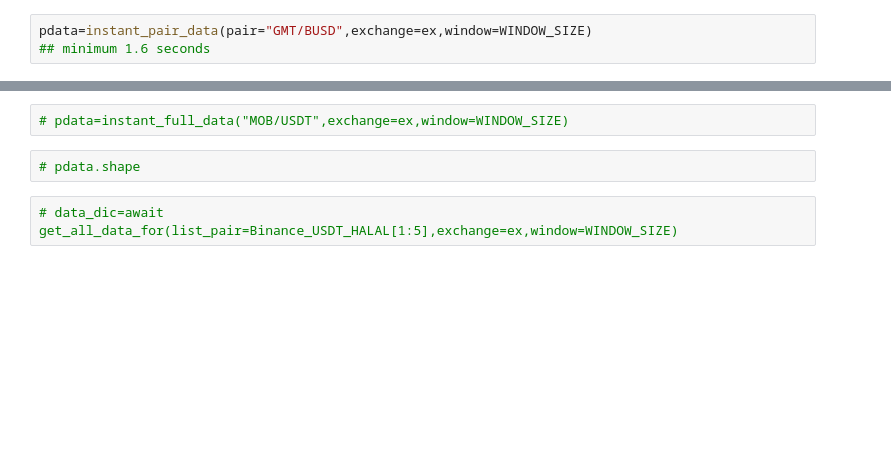
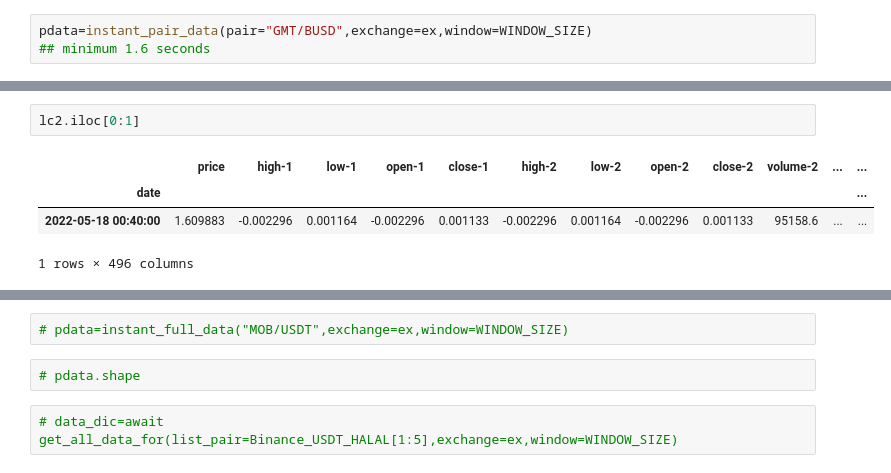
Before and after one commit to AyoubJadouli/Crypto_backtest_tools, a Jupyter notebook: ++UsingAIModel.ipynb, the cells around one changed output, grey strips where cells are left out. Drawn from its saved outputs; the diff is of its cells as text; blank space fills up the shorter version.

```diff
--- a/++UsingAIModel.ipynb
+++ b/++UsingAIModel.ipynb
@@ -673,0 +733,7 @@ pdata.shape
+# %%
+lc2.iloc[0:1]
+# %% [output]
+|  | price | high-1 | low-1 | open-1 | close-1 | high-2 | low-2 | open-2 | close-2 | volume-2 | ... | ... |
+| date |  |  |  |  |  |  |  |  |  |  |  | ... |
+| 2022-05-18 00:40:00 | 1.609883 | -0.002296 | 0.001164 | -0.002296 | 0.001133 | -0.002296 | 0.001164 | -0.002296 | 0.001133 | 95158.6 | ... | ... |
+1 rows × 496 columns
```
Also changed, not shown: parts of 30 cells of this notebook, 3 other files.
